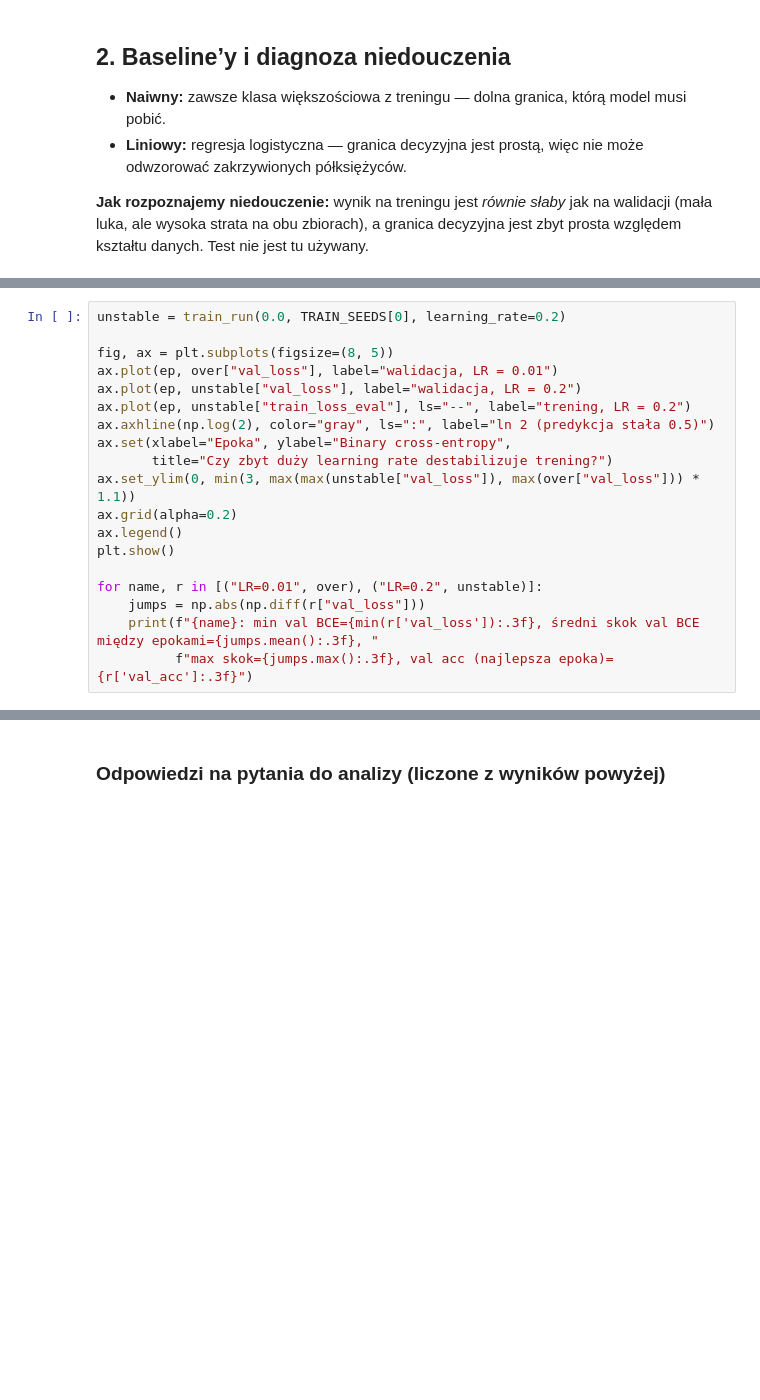
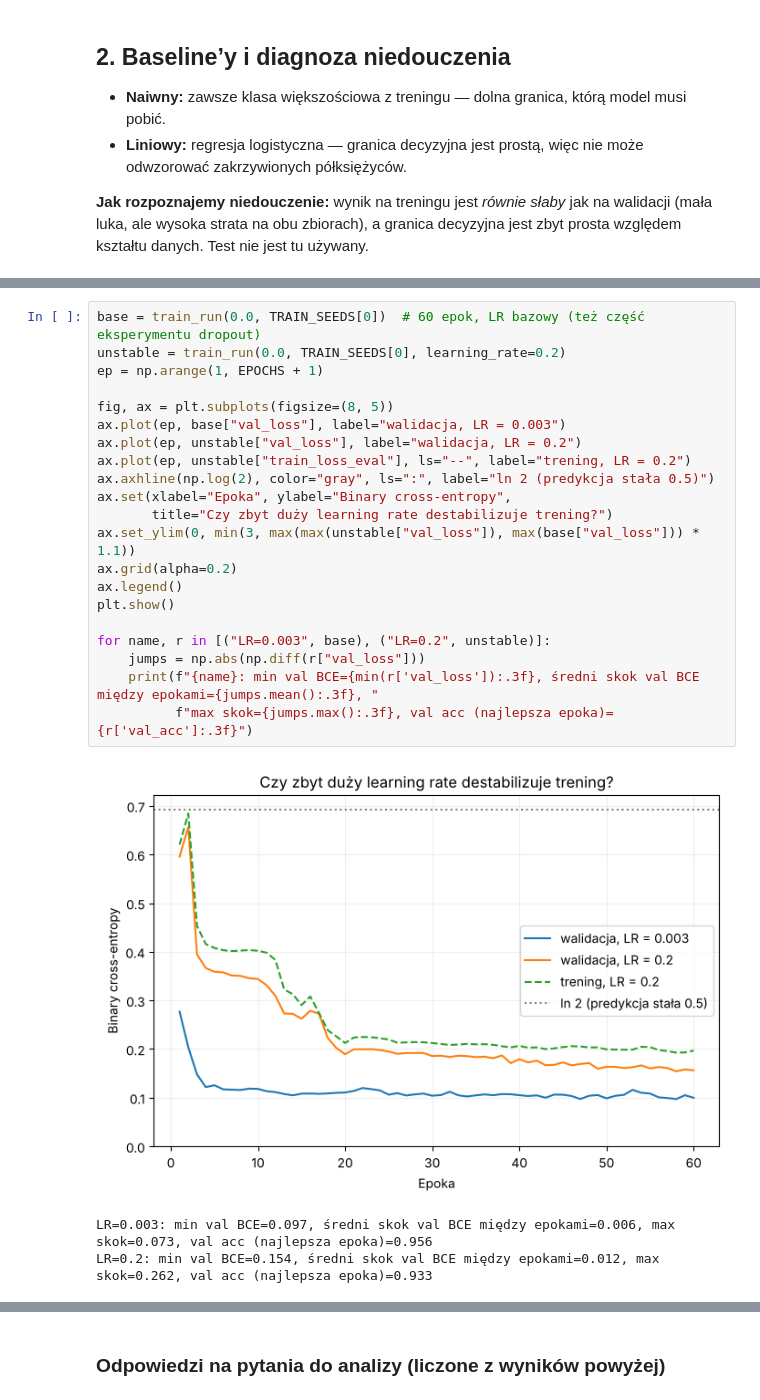
Before and after one commit to Main72/claudeTest, a Jupyter notebook: project1v2.0.ipynb, the cells around one changed output, grey strips where cells are left out. Saved outputs shown, nothing was run; the diff lists cells and outputs as text; blank space fills up the shorter version.

```diff
--- a/project1v2.0.ipynb
+++ b/project1v2.0.ipynb
@@ -284,22 +334,28 @@ Ten sam MLP i to samo ziarno, zmieniony **tylko** learning rate: `0.01` (bazowy)
 # %%
+base = train_run(0.0, TRAIN_SEEDS[0])  # 60 epok, LR bazowy (też część eksperymentu dropout)
 unstable = train_run(0.0, TRAIN_SEEDS[0], learning_rate=0.2)
+ep = np.arange(1, EPOCHS + 1)
 
 fig, ax = plt.subplots(figsize=(8, 5))
-ax.plot(ep, over["val_loss"], label="walidacja, LR = 0.01")
+ax.plot(ep, base["val_loss"], label="walidacja, LR = 0.003")
 ax.plot(ep, unstable["val_loss"], label="walidacja, LR = 0.2")
 ax.plot(ep, unstable["train_loss_eval"], ls="--", label="trening, LR = 0.2")
 ax.axhline(np.log(2), color="gray", ls=":", label="ln 2 (predykcja stała 0.5)")
 ax.set(xlabel="Epoka", ylabel="Binary cross-entropy",
        title="Czy zbyt duży learning rate destabilizuje trening?")
-ax.set_ylim(0, min(3, max(max(unstable["val_loss"]), max(over["val_loss"])) * 1.1))
+ax.set_ylim(0, min(3, max(max(unstable["val_loss"]), max(base["val_loss"])) * 1.1))
 ax.grid(alpha=0.2)
 ax.legend()
 plt.show()
 
-for name, r in [("LR=0.01", over), ("LR=0.2", unstable)]:
+for name, r in [("LR=0.003", base), ("LR=0.2", unstable)]:
     jumps = np.abs(np.diff(r["val_loss"]))
     print(f"{name}: min val BCE={min(r['val_loss']):.3f}, średni skok val BCE między epokami={jumps.mean():.3f}, "
           f"max skok={jumps.max():.3f}, val acc (najlepsza epoka)={r['val_acc']:.3f}")
+# %% [output]
+[figure, added]
+LR=0.003: min val BCE=0.097, średni skok val BCE między epokami=0.006, max skok=0.073, val acc (najlepsza epoka)=0.956
+LR=0.2: min val BCE=0.154, średni skok val BCE między epokami=0.012, max skok=0.262, val acc (najlepsza epoka)=0.933
 # %% [markdown]
 ## 4. Kontrolowany eksperyment: dropout `0.0 / 0.2 / 0.4`
 
```
Also changed, not shown: parts of 26 cells of this notebook.
